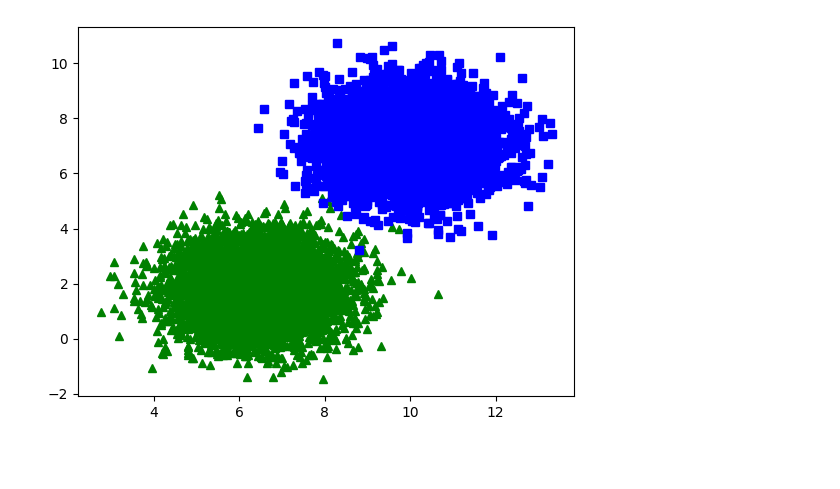
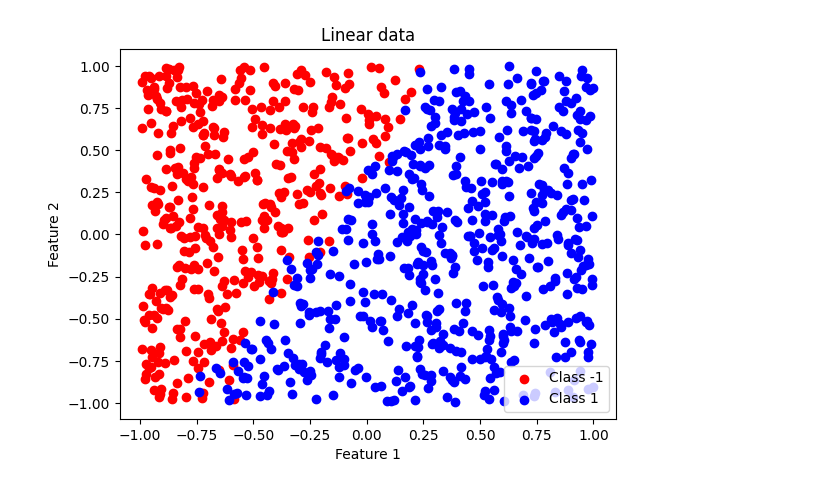
Before and after one commit to PeWeX47/Adaptive-Linear-Neuron-Implementation, a Jupyter notebook: adaline-test.ipynb, the cells around one changed output. Cells and saved outputs as stored; diff of their text form; code cells hidden in the pictures; blank space fills up the shorter version.

```diff
--- a/adaline-test.ipynb
+++ b/adaline-test.ipynb
@@ -5,10 +5,3 @@ import matplotlib.pyplot as plt
 import numpy as np
 from sklearn import datasets
 from sklearn.metrics import accuracy_score
-# %%
-X, y = datasets.make_blobs(n_samples=10000, centers=2, n_features=2, center_box=(0, 10))
-plt.plot(X[:, 0][y == 0], X[:, 1][y == 0], 'g^')
-plt.plot(X[:, 0][y == 1], X[:, 1][y == 1], 'bs')
-plt.show()
-# %% [output]
-[figure, removed]
@@ -15,3 +17,13 @@ plt.show()
+# %%
+plt.scatter(X[y == -1][:, 0], X[y == -1][:, 1], c='red', label='Class -1')
+plt.scatter(X[y == 1][:, 0], X[y == 1][:, 1], c='blue', label='Class 1')
+plt.xlabel('Feature 1')
+plt.ylabel('Feature 2')
+plt.title('Linear data')
+plt.legend()
+plt.show()
+# %% [output]
+[figure, added]
 # %%
 X_train, X_test, y_train, y_test = train_test_split(X, y, test_size=0.25)
 # %%
```
Also changed, not shown: parts of 4 cells of this notebook.
